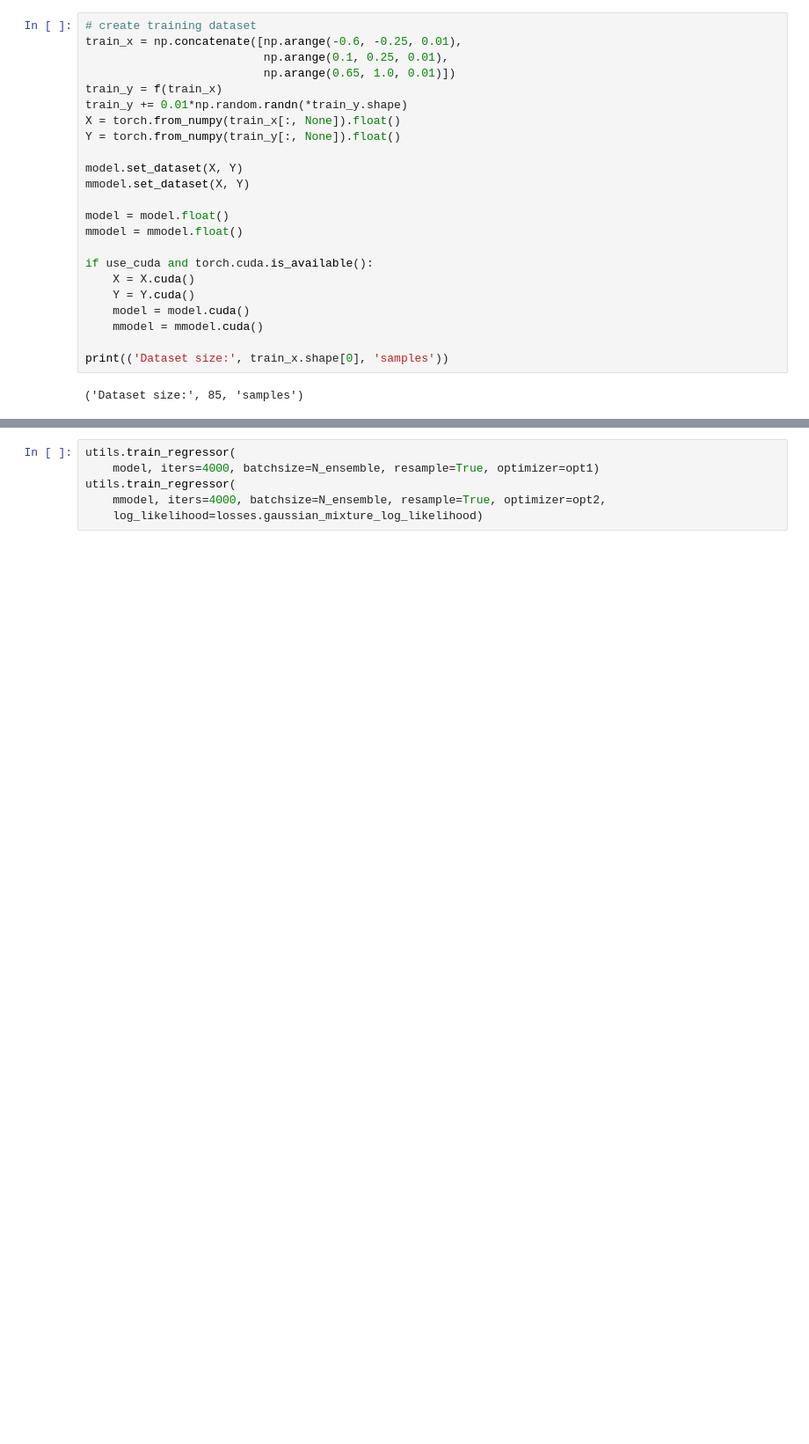
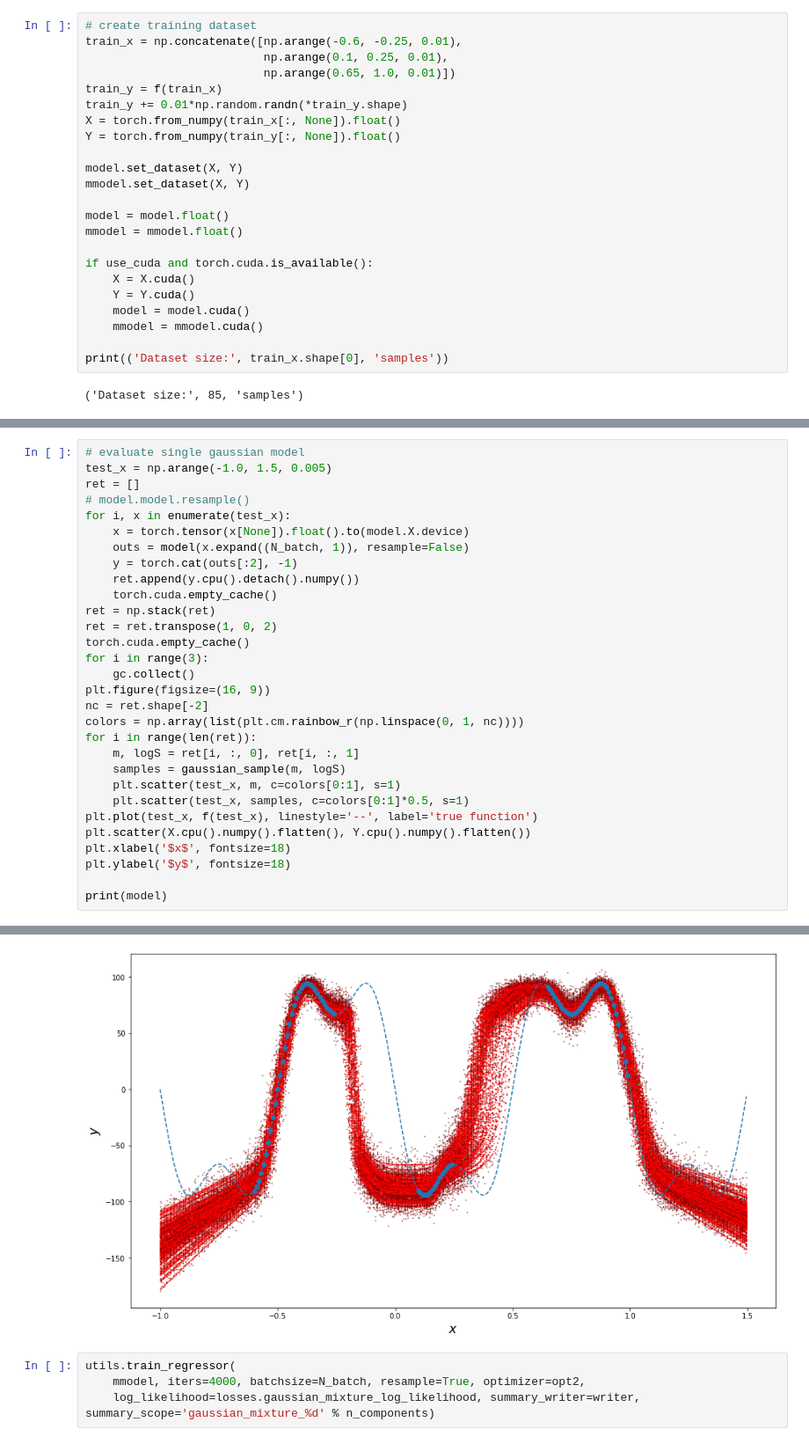
Before and after one commit to mcgillmrl/prob_mbrl, a Jupyter notebook: notebooks/BNN_regression_example.ipynb, the cells around one changed output, grey strips where cells are left out. Shown at 88% size. Drawn from its saved outputs; the diff is of its cells as text; blank space fills up the shorter version.

```diff
--- a/notebooks/BNN_regression_example.ipynb
+++ b/notebooks/BNN_regression_example.ipynb
@@ -101,0 +230,31 @@ print(('Dataset size:', train_x.shape[0], 'samples'))
+# %%
+# evaluate single gaussian model
+test_x = np.arange(-1.0, 1.5, 0.005)
+ret = []
+# model.model.resample()
+for i, x in enumerate(test_x):
+    x = torch.tensor(x[None]).float().to(model.X.device)
+    outs = model(x.expand((N_batch, 1)), resample=False)
+    y = torch.cat(outs[:2], -1)
+    ret.append(y.cpu().detach().numpy())
+    torch.cuda.empty_cache()
+ret = np.stack(ret)
+ret = ret.transpose(1, 0, 2)
+torch.cuda.empty_cache()
+for i in range(3):
+    gc.collect()
+plt.figure(figsize=(16, 9))
+nc = ret.shape[-2]
+colors = np.array(list(plt.cm.rainbow_r(np.linspace(0, 1, nc))))
+for i in range(len(ret)):
+    m, logS = ret[i, :, 0], ret[i, :, 1]
+    samples = gaussian_sample(m, logS)
+    plt.scatter(test_x, m, c=colors[0:1], s=1)
+    plt.scatter(test_x, samples, c=colors[0:1]*0.5, s=1)
+plt.plot(test_x, f(test_x), linestyle='--', label='true function')
+plt.scatter(X.cpu().numpy().flatten(), Y.cpu().numpy().flatten())
+plt.xlabel('$x$', fontsize=18)
+plt.ylabel('$y$', fontsize=18)
+
+print(model)
+# %% [output]
@@ -102,7 +278,6 @@ print(('Dataset size:', train_x.shape[0], 'samples'))
+[figure, added]
 # %%
 utils.train_regressor(
-    model, iters=4000, batchsize=N_ensemble, resample=True, optimizer=opt1)
-utils.train_regressor(
-    mmodel, iters=4000, batchsize=N_ensemble, resample=True, optimizer=opt2,
-    log_likelihood=losses.gaussian_mixture_log_likelihood)
+    mmodel, iters=4000, batchsize=N_batch, resample=True, optimizer=opt2,
+    log_likelihood=losses.gaussian_mixture_log_likelihood, summary_writer=writer, summary_scope='gaussian_mixture_%d' % n_components)
 # %%
```
Also changed, not shown: parts of 12 cells of this notebook, 7 other files.
